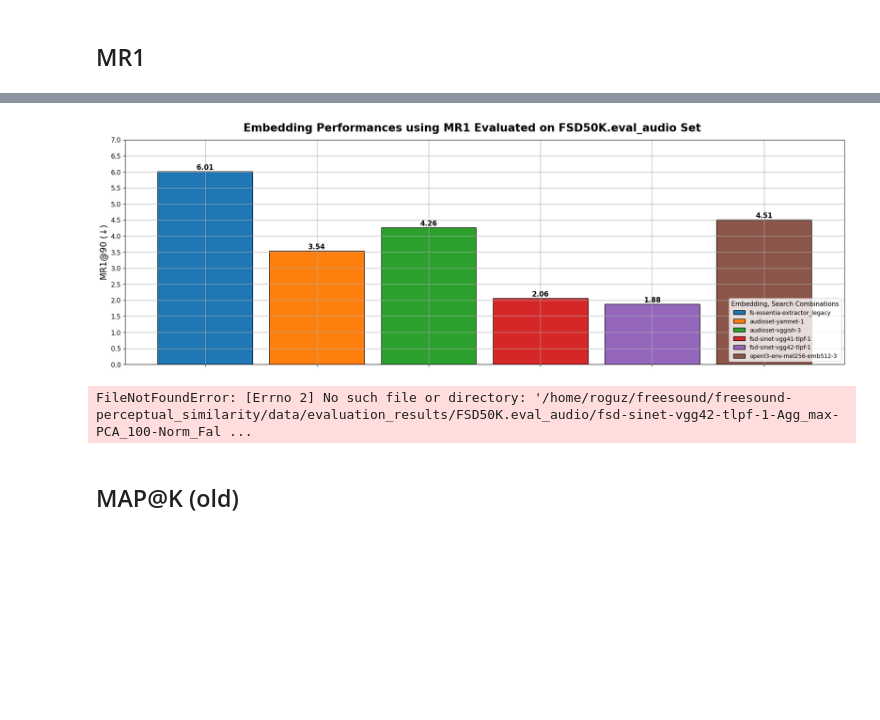
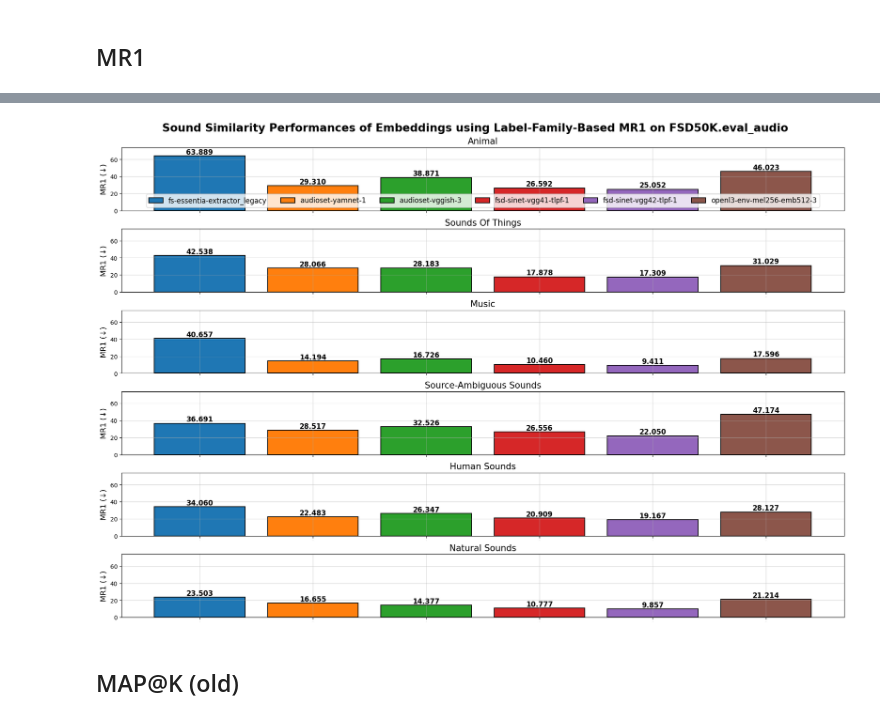
Before and after one commit to raraz15/semantic-sound-similarity, a Jupyter notebook: code/notebooks/metrics_plot.ipynb, the cells around one changed output, grey strips where cells are left out. Cells and saved outputs as stored; diff of their text form; code cells hidden in the pictures; blank space fills up the shorter version.

Commit message:
mr1 family plot

```diff
--- a/code/notebooks/metrics_plot.ipynb
+++ b/code/notebooks/metrics_plot.ipynb
@@ -93,11 +99,7 @@ Saving figure to /home/roguz/freesound/freesound-perceptual_similarity/data/figu
 # %%
-plot_mr1_comparisons_multimodel(models, save_fig=True, save_dir=save_dir)
+plot_family_mr1_comparisons_multimodel(models, save_fig=False, save_dir=save_dir)
 # %% [output]
-[figure, old version]
+[figure, new version]
-# %%
-plot_mr1("fsd-sinet-vgg42-tlpf-1", eval_dir=EVAL_DIR)
-# %% [output]
-FileNotFoundError: [Errno 2] No such file or directory: '/home/roguz/freesound/freesound-perceptual_similarity/data/evaluation_results/FSD50K.eval_audio/fsd-sinet-vgg42-tlpf-1-Agg_max-PCA_100-Norm_Fal ...
 # %%
 models = [
         ("fs-essentia-extractor_legacy-PCA_100",
```
Also changed, not shown: parts of 5 cells of this notebook, 1 other file.
